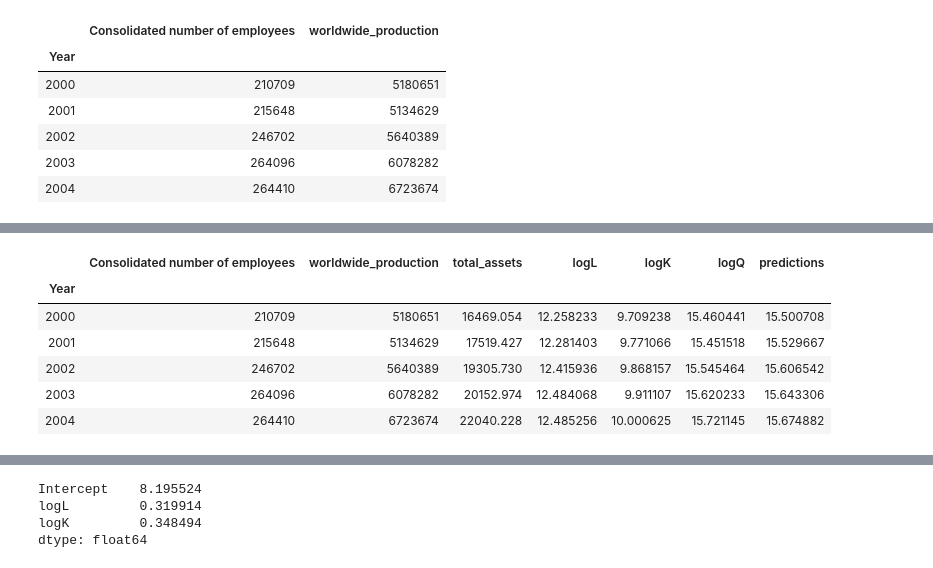
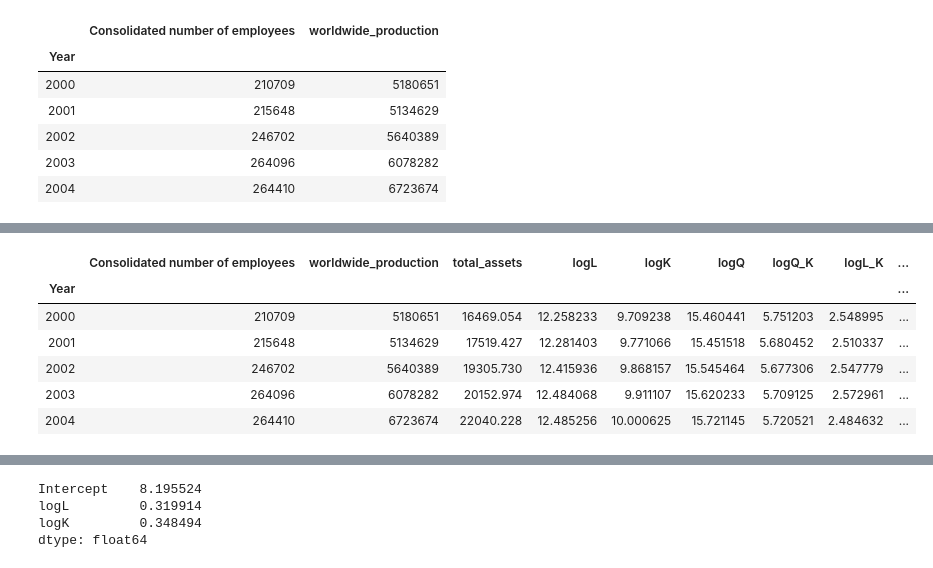
Before and after one commit to karl-johan-grahn/toyota-analysis, a Jupyter notebook: production_function.ipynb, the cells around one changed output, grey strips where cells are left out. Drawn from its saved outputs; the diff is of its cells as text; code cells hidden in the pictures.

```diff
--- a/production_function.ipynb
+++ b/production_function.ipynb
@@ -50,6 +61,8 @@ empl_prod_assets.head()
 empl_prod_assets['logL'] = np.log(empl_prod_assets['Consolidated number of employees'])
 empl_prod_assets['logK'] = np.log(empl_prod_assets['total_assets'])
 empl_prod_assets['logQ'] = np.log(empl_prod_assets['worldwide_production'])
+empl_prod_assets['logQ_K'] = np.log(empl_prod_assets['worldwide_production']/empl_prod_assets['total_assets'])
+empl_prod_assets['logL_K'] = np.log(empl_prod_assets['Consolidated number of employees']/empl_prod_assets['total_assets'])
 
 empl_prod_assets.head()
 # %% [output]
@@ -90,3 +103,8 @@ Warnings:
 [1] Standard Errors assume that the covariance matrix of the errors is correctly specified.
 [2] The condition number is large, 2.67e+03. This might indicate that there are
 strong multicollinearity or other numerical problems.
+# %%
+# Ordinary least squares for simple linear regression - assuming constant returns
+model_constant_growth = smf.ols(formula = 'logQ_K ~ logL_K', data = empl_prod_assets).fit()
+
+model_constant_growth.summary()
@@ -93,16 +131,17 @@ strong multicollinearity or other numerical problems.
 # %%
 # Get the predictions and record these predictions to the data frame
-empl_prod_assets['predictions'] = model.predict()
+empl_prod_assets['pred_var_ret'] = model.predict()
+empl_prod_assets['pred_con_ret'] = model_constant_growth.predict()
 
 empl_prod_assets.head()
 # %% [output]
-|  | Consolidated number of employees | worldwide_production | total_assets | logL | logK | logQ | predictions |
-| Year |  |  |  |  |  |  |  |
-| 2000 | 210709 | 5180651 | 16469.054 | 12.258233 | 9.709238 | 15.460441 | 15.500708 |
-| 2001 | 215648 | 5134629 | 17519.427 | 12.281403 | 9.771066 | 15.451518 | 15.529667 |
-| 2002 | 246702 | 5640389 | 19305.730 | 12.415936 | 9.868157 | 15.545464 | 15.606542 |
-| 2003 | 264096 | 6078282 | 20152.974 | 12.484068 | 9.911107 | 15.620233 | 15.643306 |
-| 2004 | 264410 | 6723674 | 22040.228 | 12.485256 | 10.000625 | 15.721145 | 15.674882 |
+|  | Consolidated number of employees | worldwide_production | total_assets | logL | logK | logQ | logQ_K | logL_K | ... |
+| Year |  |  |  |  |  |  |  |  | ... |
+| 2000 | 210709 | 5180651 | 16469.054 | 12.258233 | 9.709238 | 15.460441 | 5.751203 | 2.548995 | ... |
+| 2001 | 215648 | 5134629 | 17519.427 | 12.281403 | 9.771066 | 15.451518 | 5.680452 | 2.510337 | ... |
+| 2002 | 246702 | 5640389 | 19305.730 | 12.415936 | 9.868157 | 15.545464 | 5.677306 | 2.547779 | ... |
+| 2003 | 264096 | 6078282 | 20152.974 | 12.484068 | 9.911107 | 15.620233 | 5.709125 | 2.572961 | ... |
+| 2004 | 264410 | 6723674 | 22040.228 | 12.485256 | 10.000625 | 15.721145 | 5.720521 | 2.484632 | ... |
 # %%
 # Plot data and model
 
```
Also changed, not shown: parts of 8 cells of this notebook.
